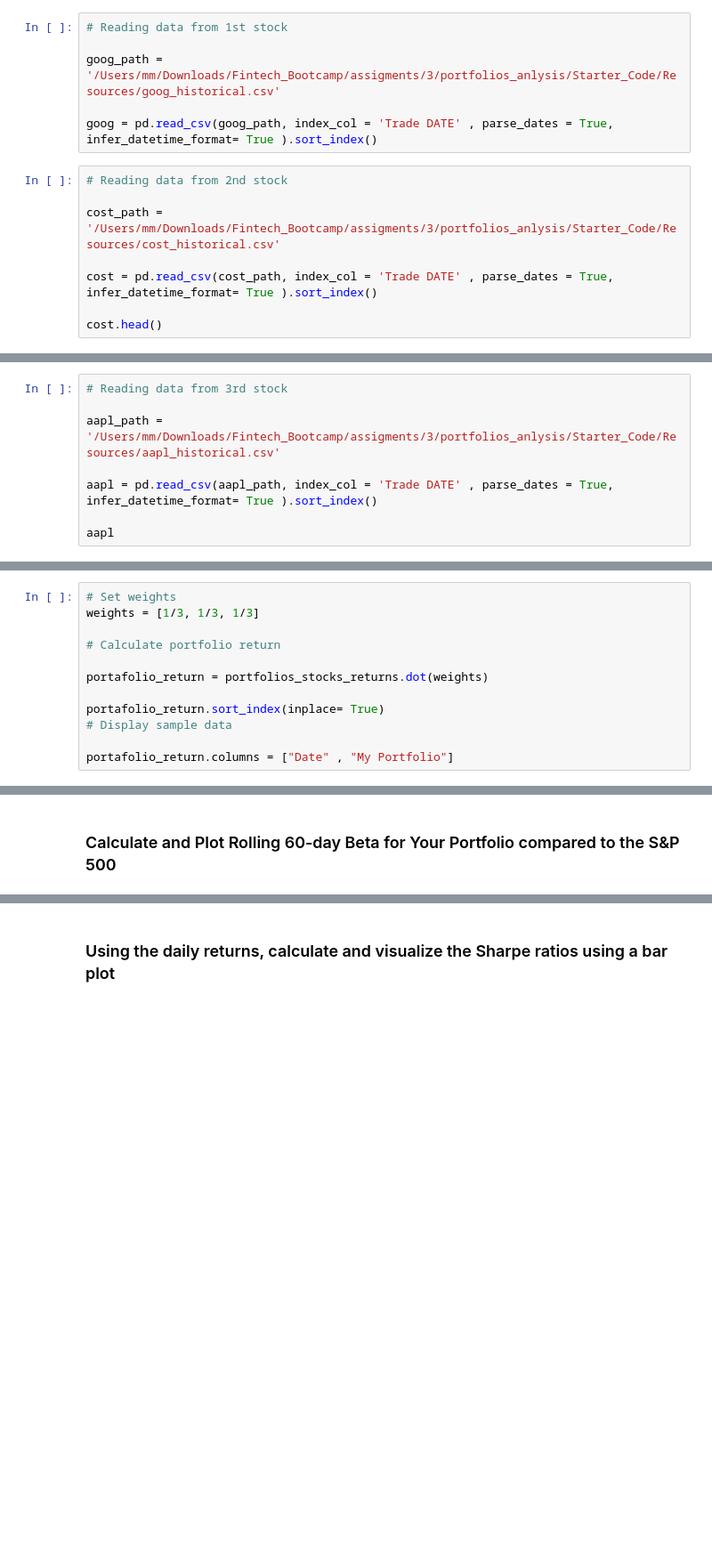
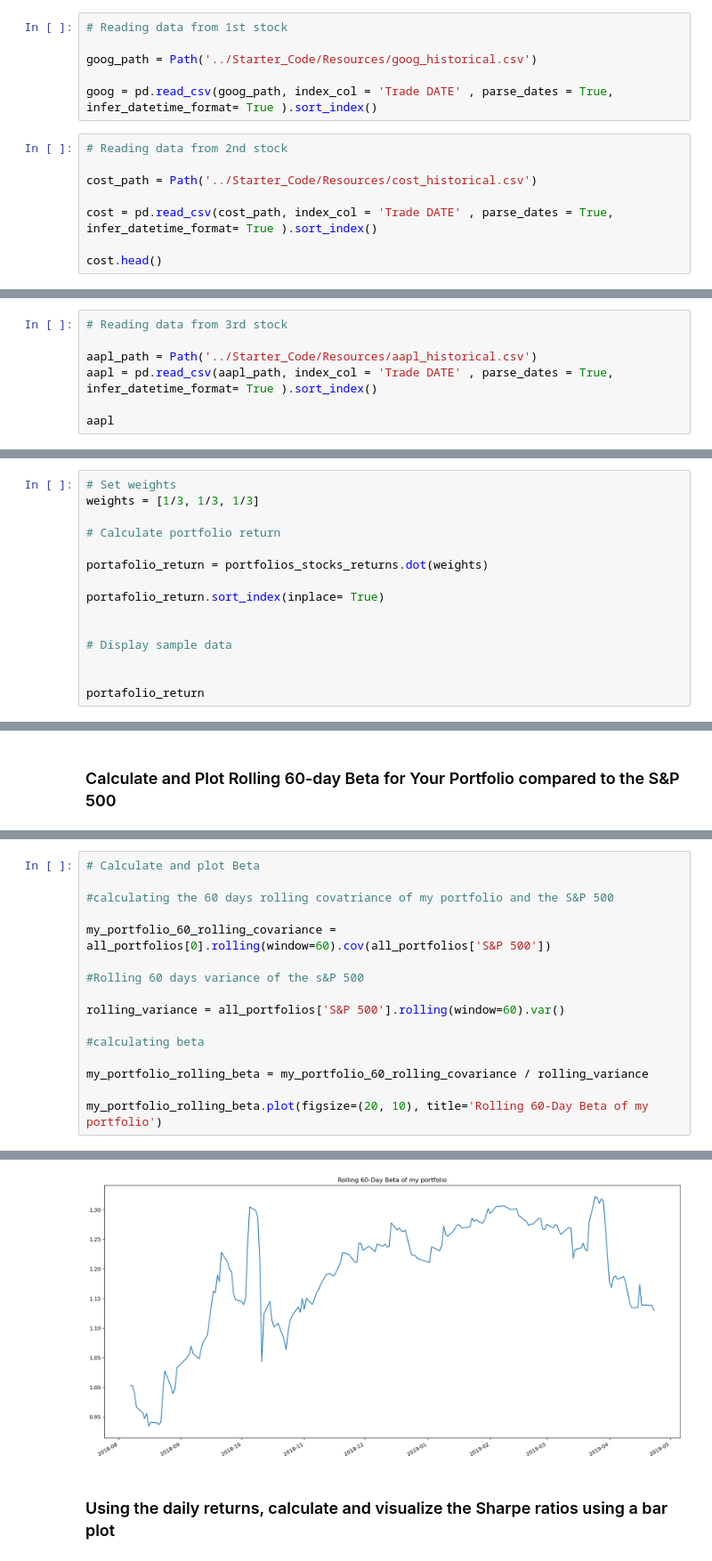
Before and after one commit to MiguelEMB/portfolios_anlysis, a Jupyter notebook: Starter_Code/whale_analysis.ipynb, the cells around one changed output, grey strips where cells are left out. Shown at 89% size. Saved outputs shown, nothing was run; the diff lists cells and outputs as text; blank space fills up the shorter version.

```diff
--- a/Starter_Code/whale_analysis.ipynb
+++ b/Starter_Code/whale_analysis.ipynb
@@ -472,13 +506,13 @@ In this section, you will build your own portfolio of stocks, calculate the retu
 # %%
 # Reading data from 1st stock
 
-goog_path = '/Users/mm/Downloads/Fintech_Bootcamp/assigments/3/portfolios_anlysis/Starter_Code/Resources/goog_historical.csv'
+goog_path = Path('../Starter_Code/Resources/goog_historical.csv')
 
 goog = pd.read_csv(goog_path, index_col = 'Trade DATE' , parse_dates = True, infer_datetime_format= True ).sort_index()
 # %%
 # Reading data from 2nd stock
 
-cost_path = '/Users/mm/Downloads/Fintech_Bootcamp/assigments/3/portfolios_anlysis/Starter_Code/Resources/cost_historical.csv'
+cost_path = Path('../Starter_Code/Resources/cost_historical.csv')
 
 cost = pd.read_csv(cost_path, index_col = 'Trade DATE' , parse_dates = True, infer_datetime_format= True ).sort_index()
 
@@ -494,8 +528,7 @@ cost.head()
 # %%
 # Reading data from 3rd stock
 
-aapl_path = '/Users/mm/Downloads/Fintech_Bootcamp/assigments/3/portfolios_anlysis/Starter_Code/Resources/aapl_historical.csv'
-
+aapl_path = Path('../Starter_Code/Resources/aapl_historical.csv')
 aapl = pd.read_csv(aapl_path, index_col = 'Trade DATE' , parse_dates = True, infer_datetime_format= True ).sort_index()
 
 aapl
@@ -618,9 +651,12 @@ weights = [1/3, 1/3, 1/3]
 portafolio_return = portfolios_stocks_returns.dot(weights)
 
 portafolio_return.sort_index(inplace= True)
+
+
 # Display sample data
 
-portafolio_return.columns = ["Date" , "My Portfolio"]
+
+portafolio_return
 # %% [output]
 Trade DATE
 2018-05-14    0.000015
@@ -723,0 +755,17 @@ all_portfolios_correlation = all_portfolios.corr()
+# %%
+# Calculate and plot Beta
+
+#calculating the 60 days rolling covatriance of my portfolio and the S&P 500
+
+my_portfolio_60_rolling_covariance = all_portfolios[0].rolling(window=60).cov(all_portfolios['S&P 500'])
+
+#Rolling 60 days variance of the s&P 500
+
+rolling_variance = all_portfolios['S&P 500'].rolling(window=60).var()
+
+#calculating beta
+
+my_portfolio_rolling_beta = my_portfolio_60_rolling_covariance / rolling_variance
+
+my_portfolio_rolling_beta.plot(figsize=(20, 10), title='Rolling 60-Day Beta of my portfolio')
+# %% [output]
@@ -724,2 +773,3 @@ all_portfolios_correlation = all_portfolios.corr()
+[figure, added]
 # %% [markdown]
 ### Using the daily returns, calculate and visualize the Sharpe ratios using a bar plot
```
Also changed, not shown: parts of 14 cells of this notebook.
